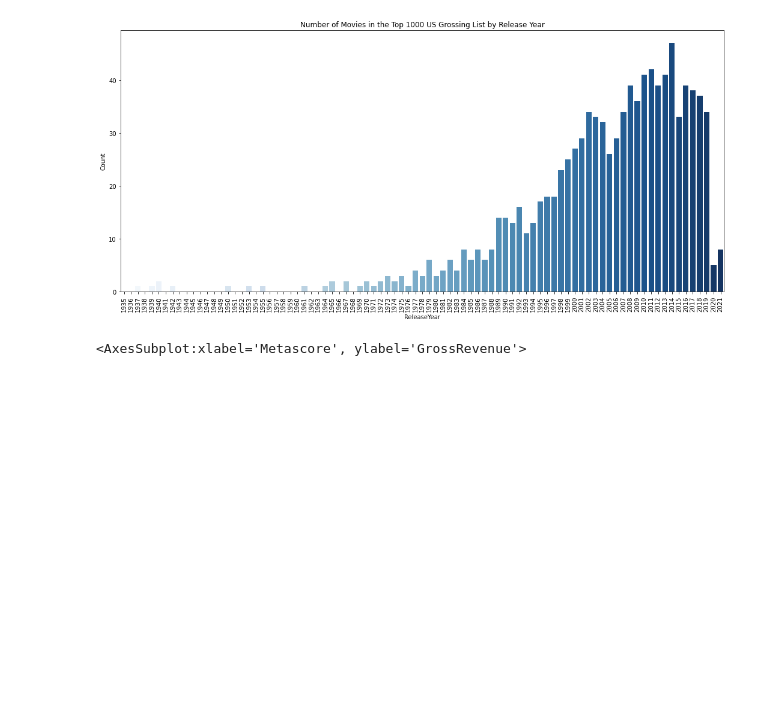
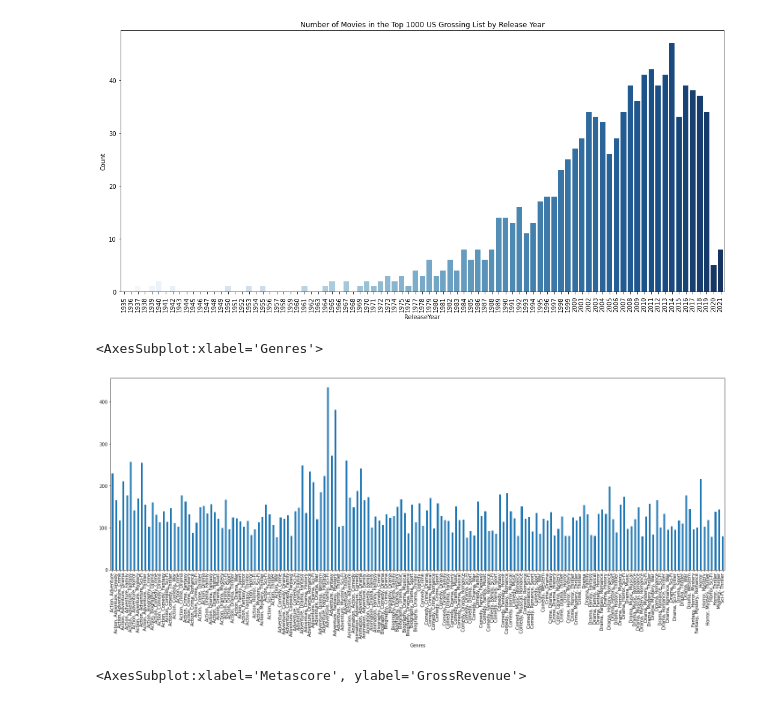
Before and after one commit to galongoria/midterm-project-imdb, a Jupyter notebook: drafts/Final_Draft.ipynb, the cells around one changed output. Drawn from its saved outputs; the diff is of its cells as text; code cells hidden in the pictures; blank space fills up the shorter version.

```diff
--- a/drafts/Final_Draft.ipynb
+++ b/drafts/Final_Draft.ipynb
@@ -97,0 +117,9 @@ plt.show()
+# %%
+(
+    df.groupby("Genres")["GrossRevenue"]
+    .mean()
+    .plot.bar(figsize=(25, 8))
+)
+# %% [output]
+<AxesSubplot:xlabel='Genres'>
+[figure, added]
```
Also changed, not shown: parts of 4 cells of this notebook, 1 other file.
